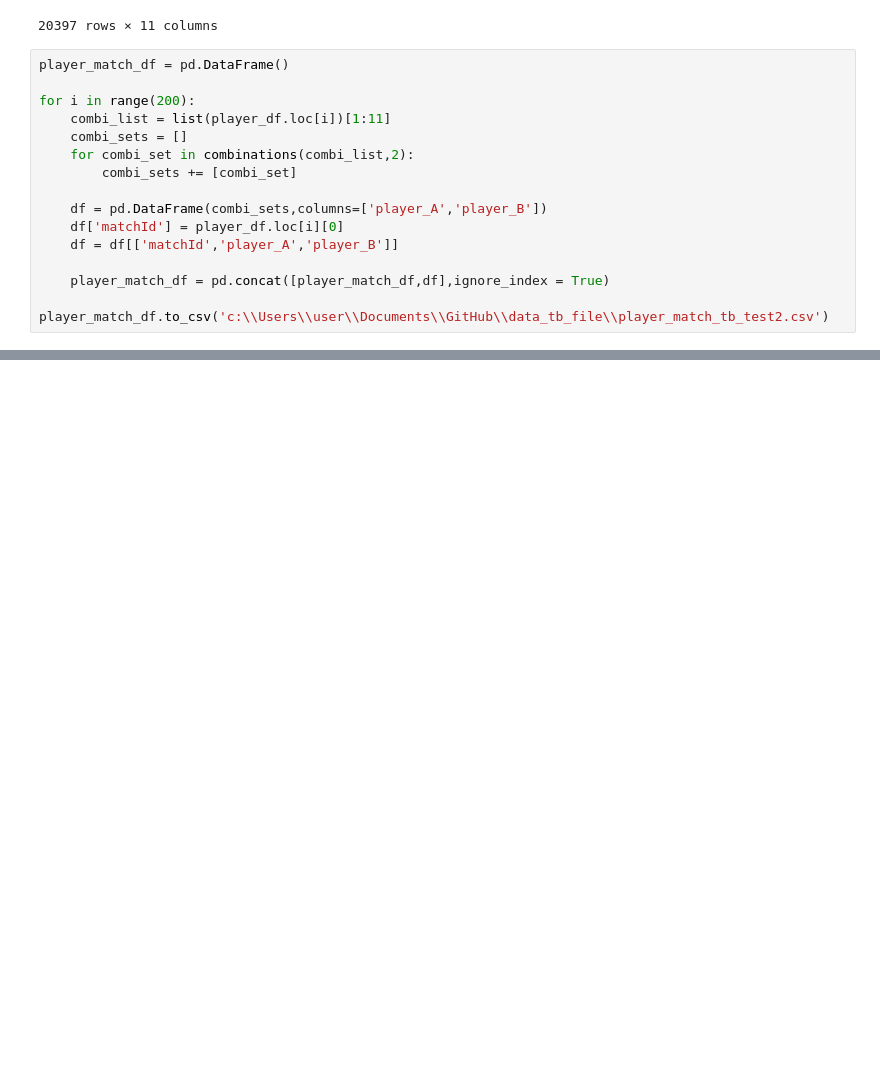
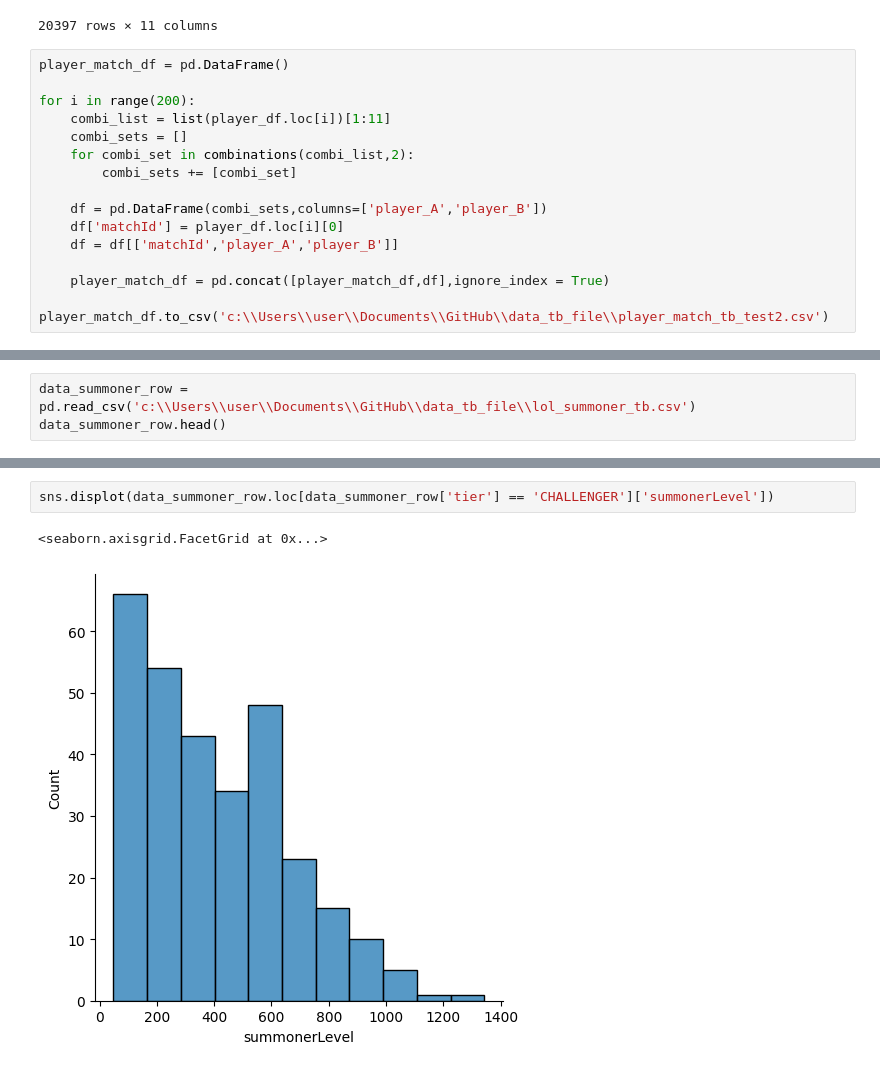
Before and after one commit to kim-bo-saeng/personal_project, a Jupyter notebook: lol_data/lol_data_analysis.ipynb, the cells around one changed output, grey strips where cells are left out. Saved outputs shown, nothing was run; the diff lists cells and outputs as text; blank space fills up the shorter version.

```diff
--- a/lol_data/lol_data_analysis.ipynb
+++ b/lol_data/lol_data_analysis.ipynb
@@ -41,0 +65,3 @@ player_match_df.to_csv('c:\\Users\\user\\Documents\\GitHub\\data_tb_file\\player
+# %%
+data_summoner_row = pd.read_csv('c:\\Users\\user\\Documents\\GitHub\\data_tb_file\\lol_summoner_tb.csv')
+data_summoner_row.head()
@@ -41,0 +75,5 @@ player_match_df.to_csv('c:\\Users\\user\\Documents\\GitHub\\data_tb_file\\player
+# %%
+sns.displot(data_summoner_row.loc[data_summoner_row['tier'] == 'CHALLENGER']['summonerLevel'])
+# %% [output]
+<seaborn.axisgrid.FacetGrid at 0x...>
+[figure, added]
```
Also changed, not shown: parts of 18 cells of this notebook.
